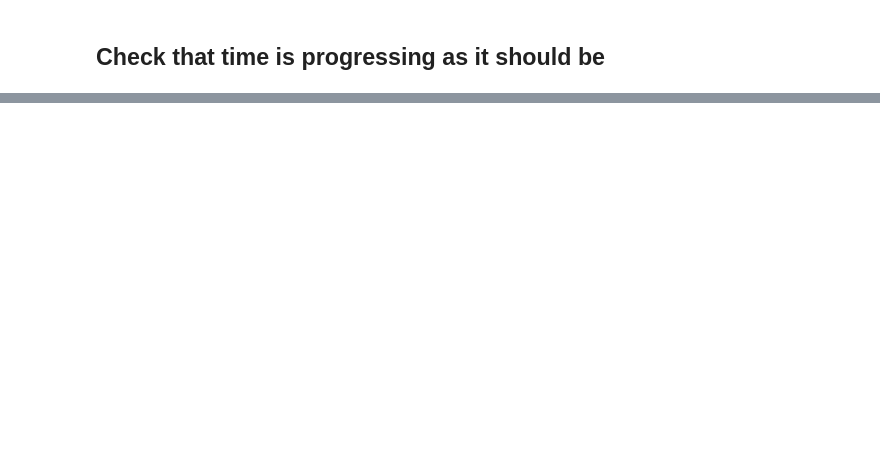
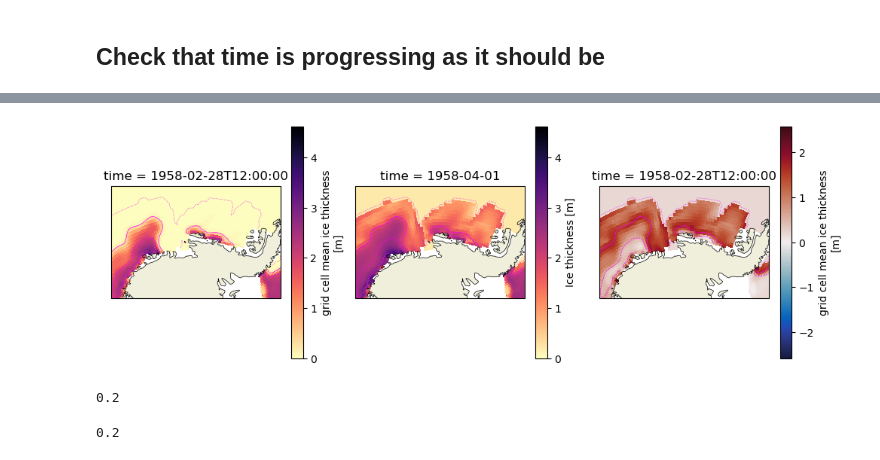
Before and after one commit to NoahDay/access-om3-analysis, a Jupyter notebook: Track_Coupled_Fields.ipynb, the cells around one changed output, grey strips where cells are left out. Saved outputs shown, nothing was run; the diff lists cells and outputs as text; code cells hidden in the pictures; blank space fills up the shorter version.

```diff
--- a/Track_Coupled_Fields.ipynb
+++ b/Track_Coupled_Fields.ipynb
@@ -290,0 +529,73 @@ for var in ["aice", "wave_sig_ht", "fsdrad", "hi"]:
+# %%
+ww3_vars_dict = {
+    "aice": "ICE",
+    "wave_sig_ht": "HS",
+    "fsdrad": "ICEF",
+    "hi": "ICEH",
+    "TLON": "lon",
+    "TLAT": "lat"
+}
+
+var = 'hi'
+
+# PLOT FOR A REGION
+hemisphere = "regional"
+shape = "rectangular"
+# Slice time
+ds_plot = ds_ww3.isel(time=time_idx)
+
+# Setup polar projection
+proj = ccrs.Stereographic(central_latitude=(region_extent[2] + region_extent[3])/2,
+                                 central_longitude=(region_extent[0] + region_extent[1])/2)
+dims = [1, 3]
+fig, axes, projection = basic_axis(dims, hemisphere=hemisphere, projection=proj, shape=shape)
+
+settings = get_plot_settings(var)
+
+ds_plot_cice[var].plot(ax=axes[0], x="TLON", y="TLAT",
+                        cmap='magma_r',
+                        vmin=ds_plot_cice[var].min().values,
+                        vmax=ds_plot_ww3[ww3_vars_dict[var]].max().values,
+                        transform=ccrs.PlateCarree(),
+)
+
+ds_plot_ww3 = ds_ww3.isel(time=time_idx)
+ds_plot_ww3[ww3_vars_dict[var]].plot(ax=axes[1], x="lon", y="lat",
+                        cmap='magma_r',
+                        vmin=ds_plot_cice[var].min().values,
+                        vmax=ds_plot_ww3[ww3_vars_dict[var]].max().values,
+                        transform=ccrs.PlateCarree(),
+)
+
+difference = ds_plot_ww3[ww3_vars_dict[var]].values - ds_plot_cice[var].values
+ds_plot_cice[f'diff_{var}'] = ds_plot_cice[var]
+ds_plot_cice[f'diff_{var}'].values = difference
+# xr_diff = (ds_plot_ww3[ww3_vars_dict[var]].values - ds_plot_cice[var]).compute()
+ds_plot_cice[f'diff_{var}'].plot(ax=axes[2], x="TLON", y="TLAT",
+                        cmap=cmo.balance,
+                        # vmin=settings.get("vmin"),
+                        # vmax=settings.get("vmax"),
+                        transform=ccrs.PlateCarree(),
+)
+
+
+
+
+cs = add_ice_contours(axes[0], ds_plot_cice, hemisphere, projection)
+# cs = add_swh_contours(axes[0], ds_plot_ww3, hemisphere, projection)
+cs = add_ice_contours(axes[1], ds_plot_cice, hemisphere, projection)
+# cs = add_swh_contours(axes[1], ds_plot_ww3, hemisphere, projection)
+cs = add_ice_contours(axes[2], ds_plot_cice, hemisphere, projection)
+
+for ax in axes:
+    ax.set_extent(region_extent, crs=ccrs.PlateCarree())
+# %% [output]
+[figure, added]
+# %%
+print(ds_plot_ww3[ww3_vars_dict[var]].min().values)
+# %% [output]
+0.2
+# %%
+print(np.nanmin(ds_plot_ww3[ww3_vars_dict[var]].values))
+# %% [output]
+0.2
```
Also changed, not shown: parts of 8 cells of this notebook, 1 other file.
